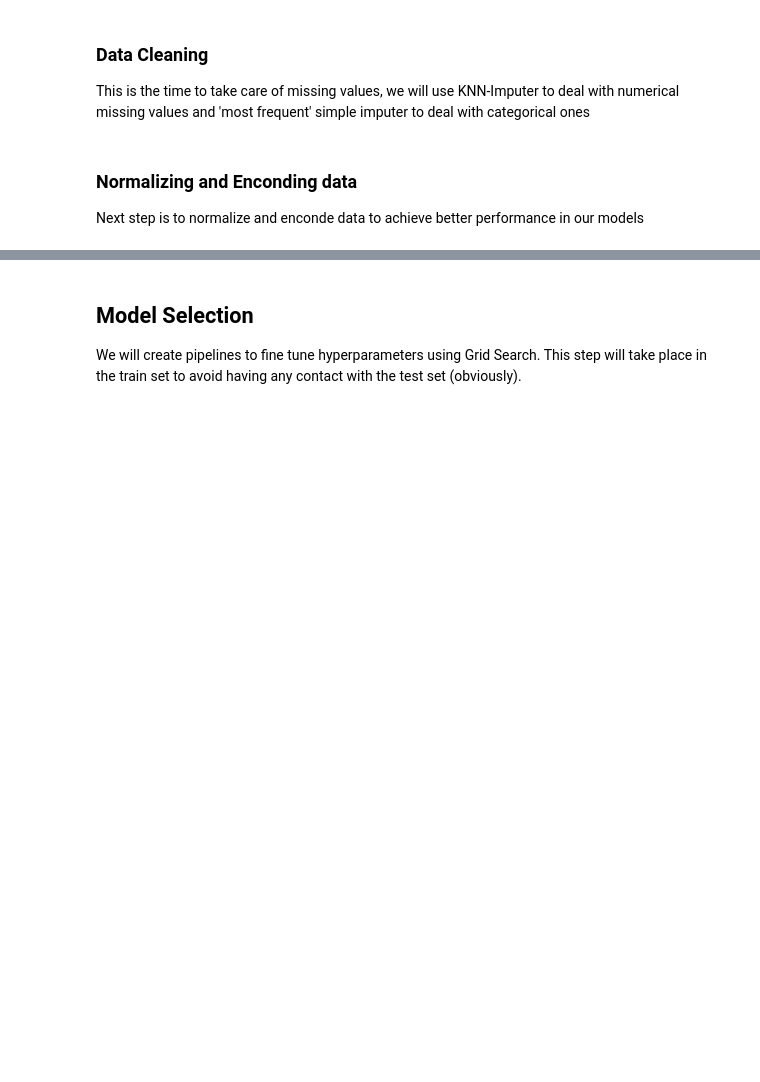
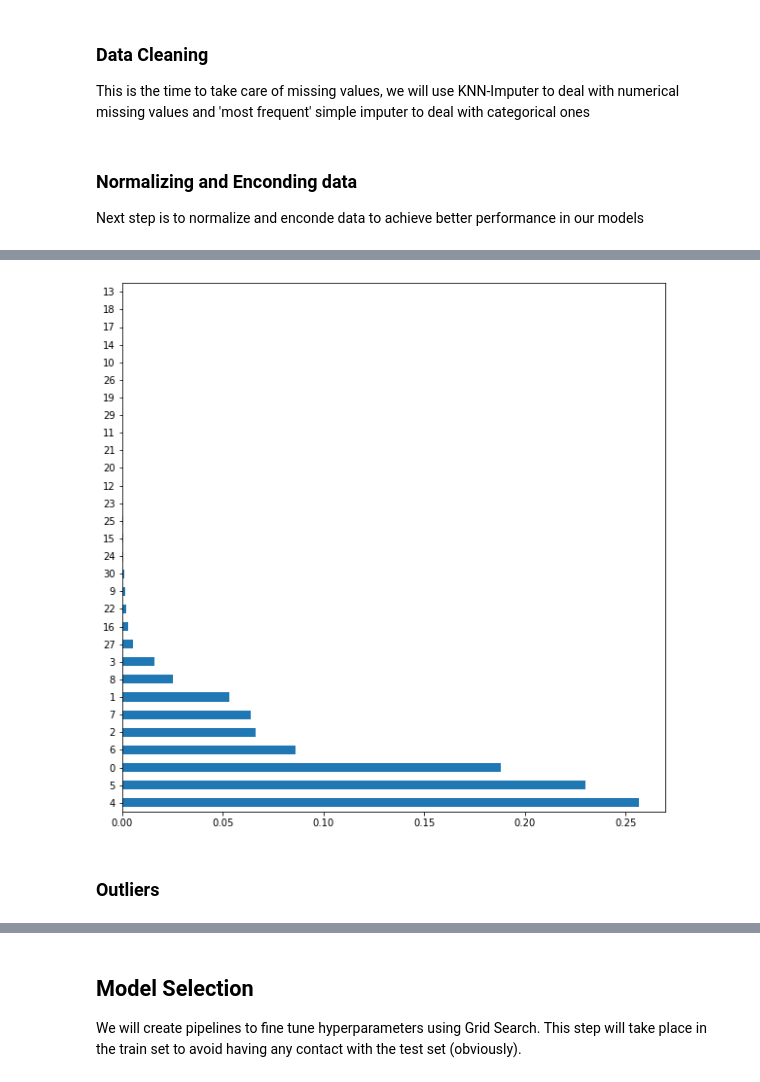
Before and after one commit to tomasrpons/house_pricing, a Jupyter notebook: house_pricing.ipynb, the cells around one changed output, grey strips where cells are left out. Drawn from its saved outputs; the diff is of its cells as text; code cells hidden in the pictures; blank space fills up the shorter version.

Commit message:
changed some transformeations and models

```diff
--- a/house_pricing.ipynb
+++ b/house_pricing.ipynb
@@ -152,0 +154,5 @@ X_test_transformed = column_transformer_norm_enc.transform(X_test_clean)
+# %%
+kmeans = KMeans(
+    n_clusters=2,
+    random_state=123
+).fit(X_train_transformed)
@@ -152,0 +161,3 @@ X_test_transformed = column_transformer_norm_enc.transform(X_test_clean)
+# %%
+X_train_transformed = np.append(X_train_transformed, np.expand_dims(kmeans.labels_, axis=1), axis=1)
+X_test_transformed = np.append(X_test_transformed, np.expand_dims(test_cluster, axis=1), axis=1)
@@ -152,0 +166,9 @@ X_test_transformed = column_transformer_norm_enc.transform(X_test_clean)
+# %%
+X_val_train, X_val_test, y_val_train, y_val_test = train_test_split(
+    X_train_transformed, y_train, test_size=0.30, random_state=123)
+# %%
+from sklearn.ensemble import ExtraTreesRegressor
+import matplotlib.pyplot as plt
+model = ExtraTreesRegressor()
+model.fit(X_val_train, y_val_train)
+print(model.feature_importances_)
@@ -152,0 +184,6 @@ X_test_transformed = column_transformer_norm_enc.transform(X_test_clean)
+# %%
+feat_importances = pd.Series(model.feature_importances_)
+feat_importances.nlargest(30).plot(kind='barh', figsize=(10, 10))
+plt.show()
+# %% [output]
+[figure, added]
@@ -152,0 +194,2 @@ X_test_transformed = column_transformer_norm_enc.transform(X_test_clean)
+# %% [markdown]
+### Outliers
```
Also changed, not shown: parts of 45 cells of this notebook, 7 other files.
